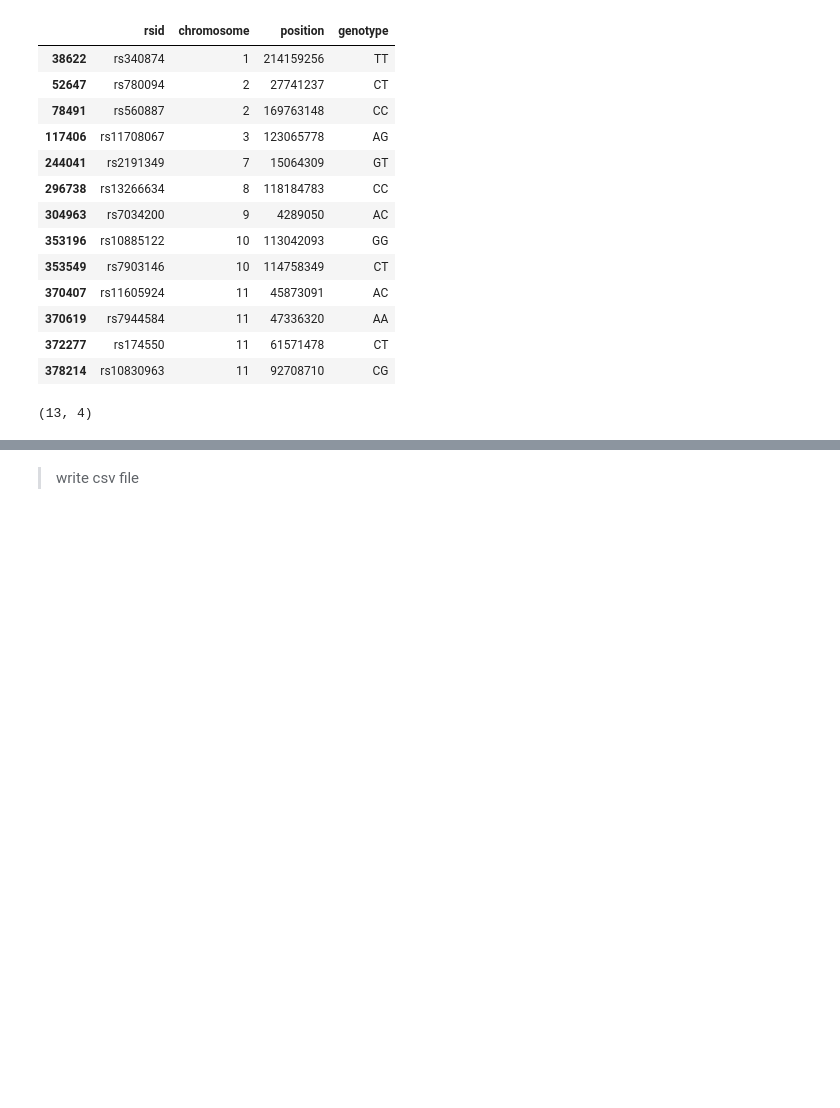
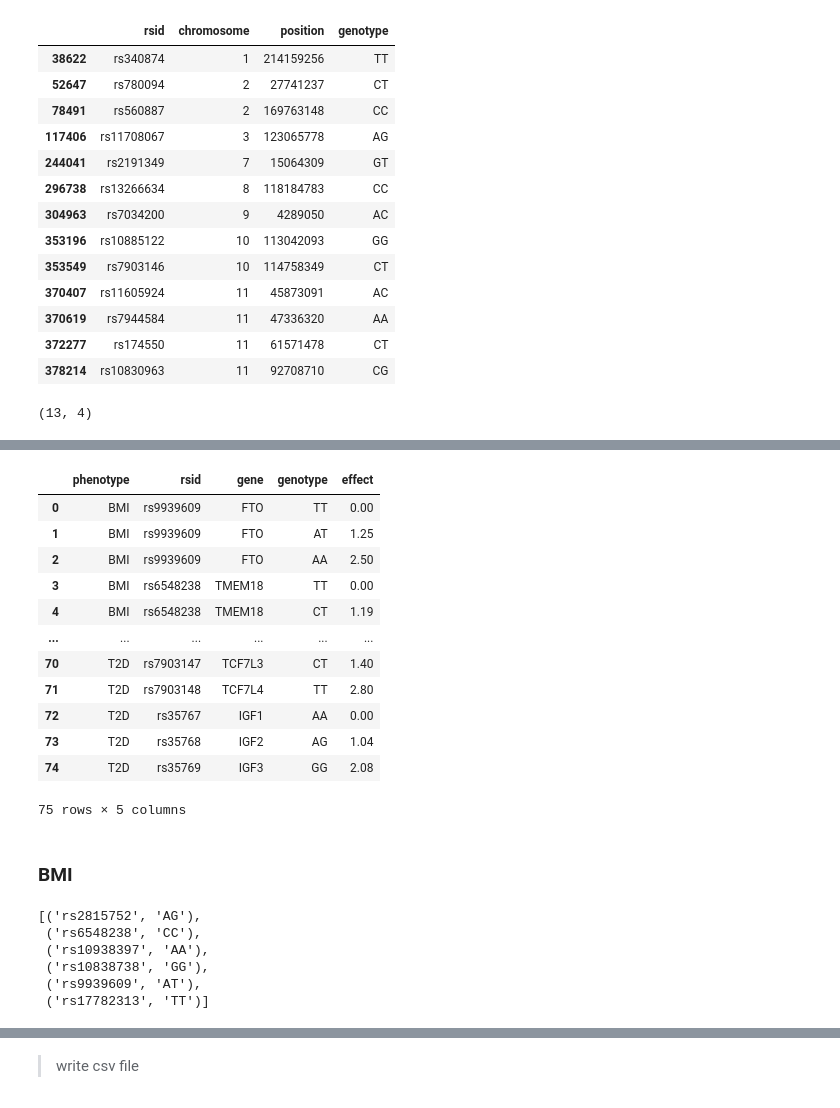
Before and after one commit to Genes-N-Risks/genocode, a Jupyter notebook: examples/Data Operation_July.ipynb, the cells around one changed output, grey strips where cells are left out. Drawn from its saved outputs; the diff is of its cells as text; code cells hidden in the pictures; blank space fills up the shorter version.

```diff
--- a/examples/Data Operation_July.ipynb
+++ b/examples/Data Operation_July.ipynb
@@ -188,3 +188,7 @@ df4
 df4.shape
 # %% [output]
 (13, 4)
+# %%
+gendata = pd.read_csv('Genetic Data.csv')
+gendata['effect'] = pd.to_numeric(gendata['effect'])
+gendata.head()
@@ -190,0 +202,20 @@ df4.shape
+# %%
+gendata['effect'] = pd.to_numeric(gendata['effect'])
+# %%
+gendata
+# %% [output]
+|  | phenotype | rsid | gene | genotype | effect |
+| 0 | BMI | rs9939609 | FTO | TT | 0.00 |
+| 1 | BMI | rs9939609 | FTO | AT | 1.25 |
+| 2 | BMI | rs9939609 | FTO | AA | 2.50 |
+| 3 | BMI | rs6548238 | TMEM18 | TT | 0.00 |
+| 4 | BMI | rs6548238 | TMEM18 | CT | 1.19 |
+| ... | ... | ... | ... | ... | ... |
+| 70 | T2D | rs7903147 | TCF7L3 | CT | 1.40 |
+| 71 | T2D | rs7903148 | TCF7L4 | TT | 2.80 |
+| 72 | T2D | rs35767 | IGF1 | AA | 0.00 |
+| 73 | T2D | rs35768 | IGF2 | AG | 1.04 |
+| 74 | T2D | rs35769 | IGF3 | GG | 2.08 |
+75 rows × 5 columns
+# %% [markdown]
+### BMI
@@ -190,0 +233,17 @@ df4.shape
+# %%
+testfile = bmi(df)
+testfile
+testlist = []
+for i in range(0, len(testfile.index)-1):
+    rsid = testfile.iloc[i,0]
+    genotype = testfile.iloc[i,3]
+    i = (rsid, genotype)
+    testlist.append(i)
+testlist
+# %% [output]
+[('rs2815752', 'AG'),
+ ('rs6548238', 'CC'),
+ ('rs10938397', 'AA'),
+ ('rs10838738', 'GG'),
+ ('rs9939609', 'AT'),
+ ('rs17782313', 'TT')]
```
Also changed, not shown: parts of 6 cells of this notebook.
